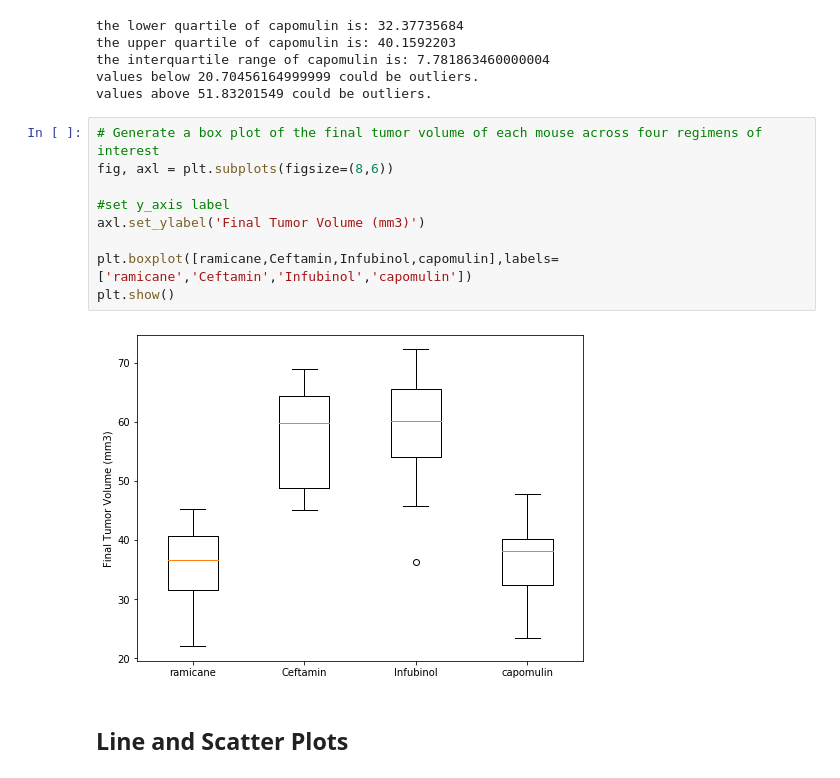
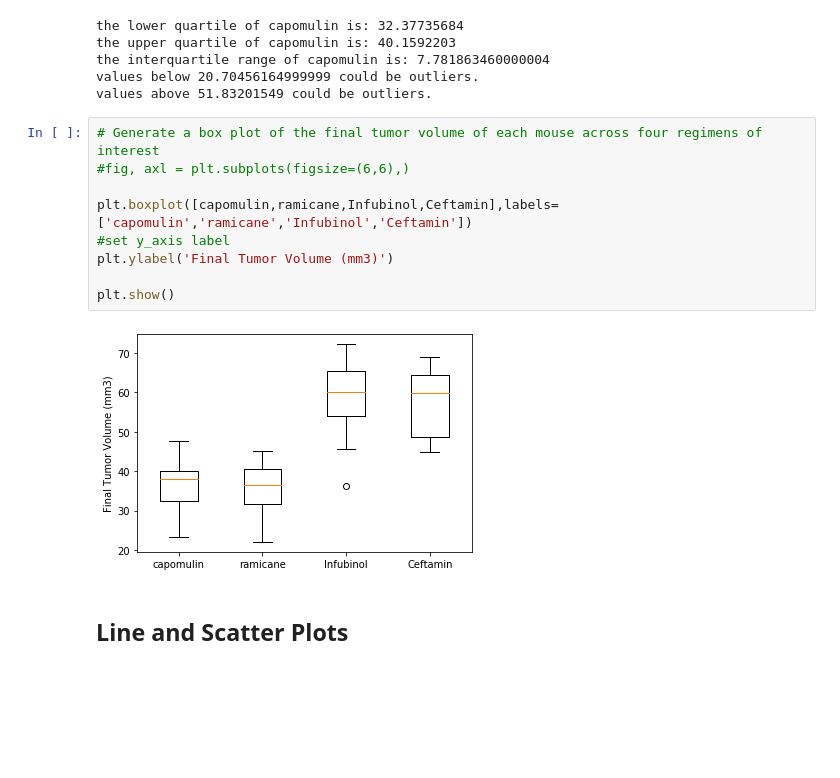
Before and after one commit to AddyBenny/Matplotlib, a Jupyter notebook: 05_matplotlib/pymaceuticals_starter.ipynb, the cells around one changed output. Drawn from its saved outputs; the diff is of its cells as text; blank space fills up the shorter version.

```diff
--- a/05_matplotlib/pymaceuticals_starter.ipynb
+++ b/05_matplotlib/pymaceuticals_starter.ipynb
@@ -249,15 +249,15 @@ values below 20.70456164999999 could be outliers.
 values above 51.83201549 could be outliers.
 # %%
 # Generate a box plot of the final tumor volume of each mouse across four regimens of interest
-fig, axl = plt.subplots(figsize=(8,6))
+#fig, axl = plt.subplots(figsize=(6,6),)
 
+plt.boxplot([capomulin,ramicane,Infubinol,Ceftamin],labels=['capomulin','ramicane','Infubinol','Ceftamin'])
 #set y_axis label
-axl.set_ylabel('Final Tumor Volume (mm3)')
+plt.ylabel('Final Tumor Volume (mm3)')
 
-plt.boxplot([ramicane,Ceftamin,Infubinol,capomulin],labels=['ramicane','Ceftamin','Infubinol','capomulin'])
 plt.show()
 # %% [output]
-[figure, old version]
+[figure, new version]
 # %% [markdown]
 ## Line and Scatter Plots
 # %%
```
Also changed, not shown: parts of 7 cells of this notebook.
